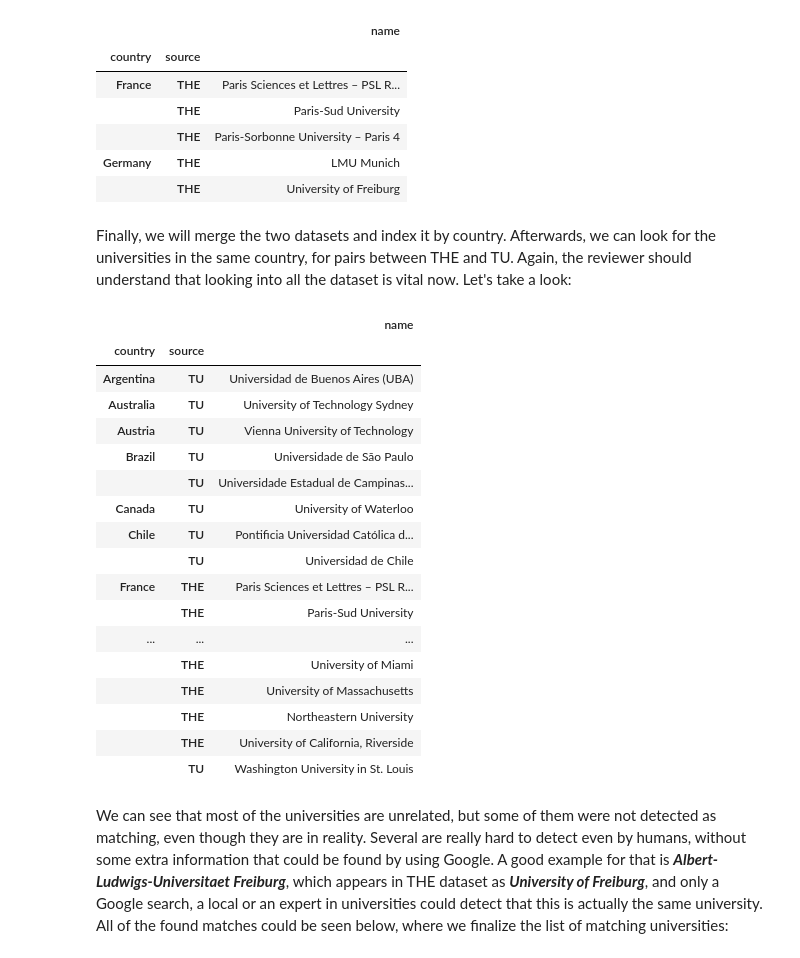
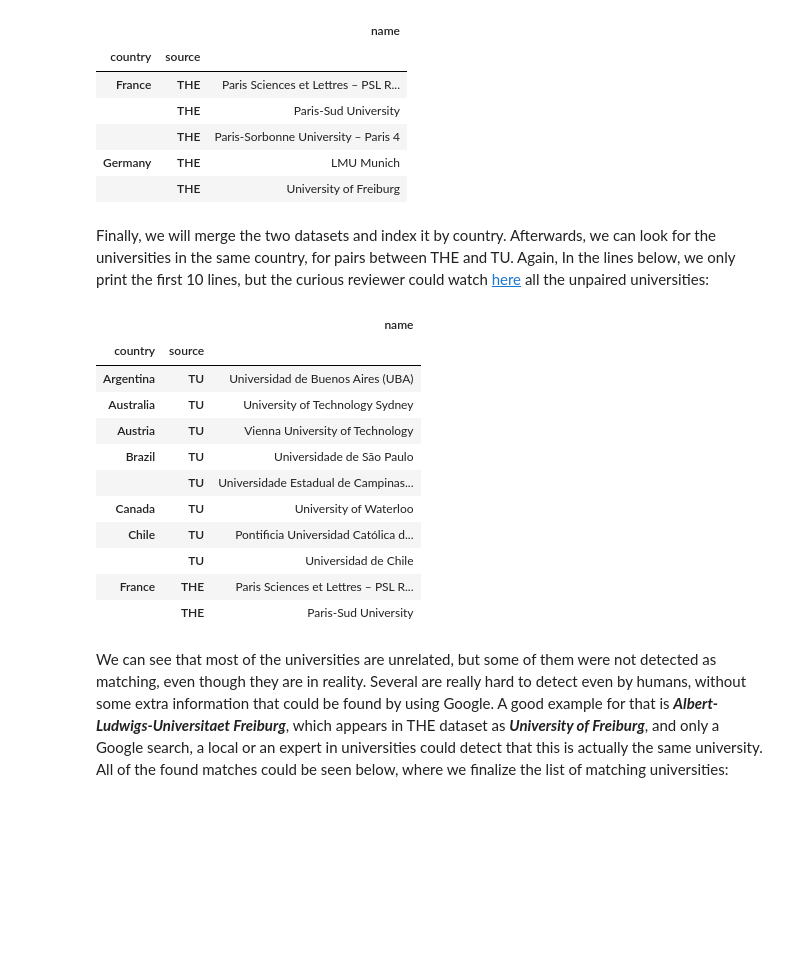
Before and after one commit to baetuc/ADA-CS-401, a Jupyter notebook: 02 - Data from the Web/Homework 2.ipynb, the cells around one changed output. Saved outputs shown, nothing was run; the diff lists cells and outputs as text; code cells hidden in the pictures; blank space fills up the shorter version.

```diff
--- a/02 - Data from the Web/Homework 2.ipynb
+++ b/02 - Data from the Web/Homework 2.ipynb
@@ -768,29 +758,23 @@ THE_unpaired_dataframe.head()
 | Germany | THE | LMU Munich |
 |  | THE | University of Freiburg |
 # %% [markdown]
-Finally, we will merge the two datasets and index it by country. Afterwards, we can look for the universities in the same country, for pairs between THE and TU. Again, the reviewer should understand that looking into all the dataset is vital now. Let's take a look:
+Finally, we will merge the two datasets and index it by country. Afterwards, we can look for the universities in the same country, for pairs between THE and TU. Again, In the lines below, we only print the first 10 lines, but the curious reviewer could watch <a href="#all_unpaired"> here</a> all the unpaired universities:
 # %%
 merged_unpaired_dataframe = pd.concat([TU_unpaired_dataframe, THE_unpaired_dataframe]).sort_index()
-merged_unpaired_dataframe
+merged_unpaired_dataframe.head(10)
 # %% [output]
 |  |  | name |
 | country | source |  |
 | Argentina | TU | Universidad de Buenos Aires (UBA) |
 | Australia | TU | University of Technology Sydney |
 | Austria | TU | Vienna University of Technology |
 | Brazil | TU | Universidade de São Paulo |
 |  | TU | Universidade Estadual de Campinas... |
 | Canada | TU | University of Waterloo |
 | Chile | TU | Pontificia Universidad Católica d... |
 |  | TU | Universidad de Chile |
 | France | THE | Paris Sciences et Lettres – PSL R... |
 |  | THE | Paris-Sud University |
-| ... | ... | ... |
-|  | THE | University of Miami |
-|  | THE | University of Massachusetts |
-|  | THE | Northeastern University |
-|  | THE | University of California, Riverside |
-|  | TU | Washington University in St. Louis |
 # %% [markdown]
 We can see that most of the universities are unrelated, but some of them were not detected as matching, even though they are in reality. Several are really hard to detect even by humans, without some extra information that could be found by using Google. A good example for that is ***Albert-Ludwigs-Universitaet Freiburg***, which appears in THE dataset as ***University of Freiburg***, and only a Google search, a local or an expert in universities could detect that this is actually the same university. All of the found matches could be seen below, where we finalize the list of matching universities:
 # %%
```
Also changed, not shown: parts of 30 cells of this notebook.
